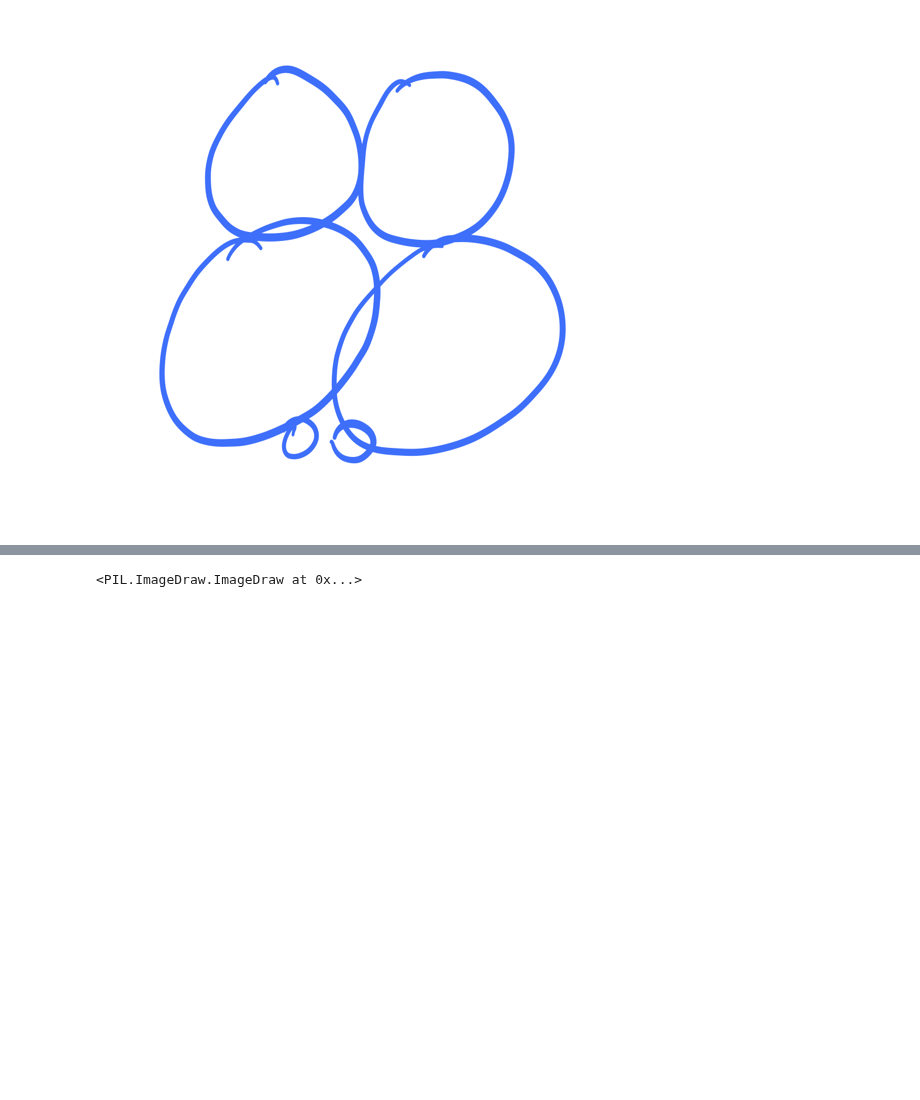
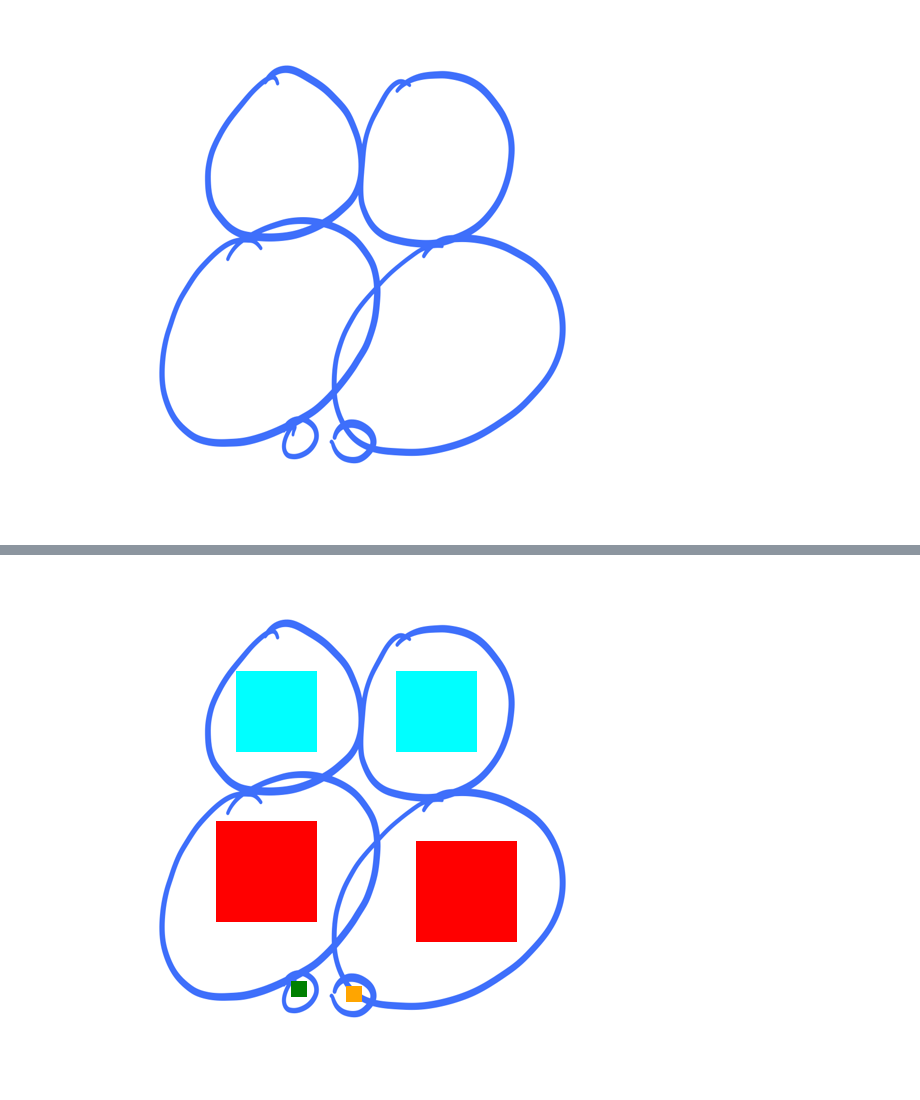
Before and after one commit to dinkum-bio/dinkum, a Jupyter notebook: notebooks/terrible-urchin.ipynb, the cells around one changed output, grey strips where cells are left out. Drawn from its saved outputs; the diff is of its cells as text; code cells hidden in the pictures; blank space fills up the shorter version.

Commit message:
more better urchin

```diff
--- a/notebooks/terrible-urchin.ipynb
+++ b/notebooks/terrible-urchin.ipynb
@@ -59,4 +64,14 @@ im
-# %%
-imdraw
-# %% [output]
-<PIL.ImageDraw.ImageDraw at 0x...>
+# %%
+blastula = SeaUrchin_Blastula()
+
+blastula.fill('macromere1', "red")
+blastula.fill('macromere2', 'red')
+blastula.fill('mesomere1', 'cyan')
+blastula.fill('mesomere2', 'cyan')
+
+blastula.fill('micromere1', 'green')
+blastula.fill('micromere2', 'orange')
+
+blastula.image
+# %% [output]
+[figure, added]
```
Also changed, not shown: parts of 1 cell of this notebook, 1 other file.
